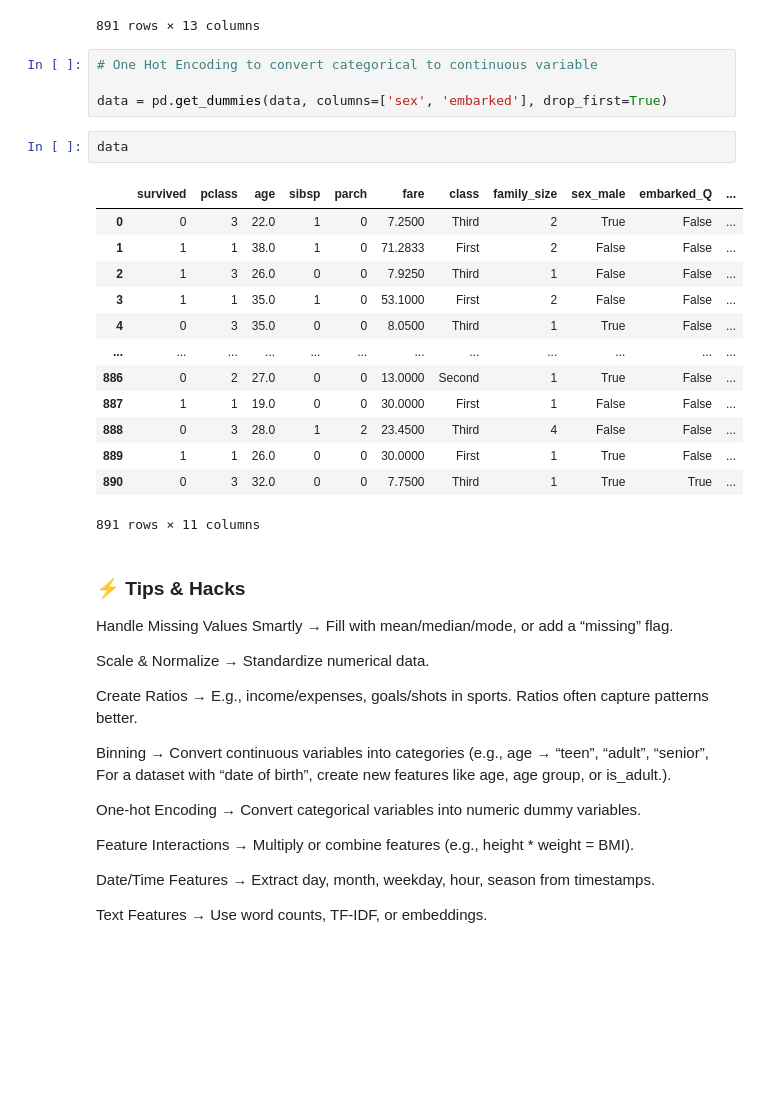
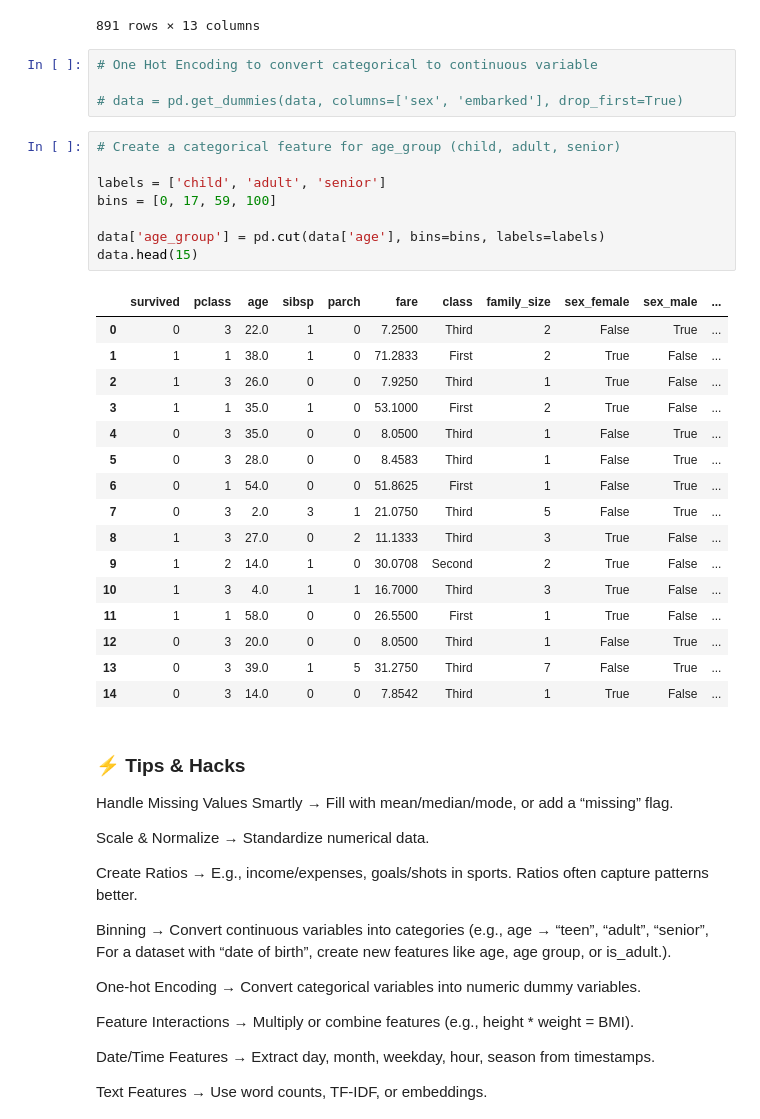
Before and after one commit to QuadirMariyam/EduvateSkills_DataScience_PracticeSessions, a Jupyter notebook: 20_FeatureEngineering.ipynb, the cells around one changed output. Drawn from its saved outputs; the diff is of its cells as text; blank space fills up the shorter version.

```diff
--- a/20_FeatureEngineering.ipynb
+++ b/20_FeatureEngineering.ipynb
@@ -349,23 +349,32 @@ data
 # %%
 # One Hot Encoding to convert categorical to continuous variable
 
-data = pd.get_dummies(data, columns=['sex', 'embarked'], drop_first=True)
+# data = pd.get_dummies(data, columns=['sex', 'embarked'], drop_first=True)
-# %%
-data
-# %% [output]
-|  | survived | pclass | age | sibsp | parch | fare | class | family_size | sex_male | embarked_Q | ... |
-| 0 | 0 | 3 | 22.0 | 1 | 0 | 7.2500 | Third | 2 | True | False | ... |
-| 1 | 1 | 1 | 38.0 | 1 | 0 | 71.2833 | First | 2 | False | False | ... |
-| 2 | 1 | 3 | 26.0 | 0 | 0 | 7.9250 | Third | 1 | False | False | ... |
-| 3 | 1 | 1 | 35.0 | 1 | 0 | 53.1000 | First | 2 | False | False | ... |
-| 4 | 0 | 3 | 35.0 | 0 | 0 | 8.0500 | Third | 1 | True | False | ... |
-| ... | ... | ... | ... | ... | ... | ... | ... | ... | ... | ... | ... |
-| 886 | 0 | 2 | 27.0 | 0 | 0 | 13.0000 | Second | 1 | True | False | ... |
-| 887 | 1 | 1 | 19.0 | 0 | 0 | 30.0000 | First | 1 | False | False | ... |
-| 888 | 0 | 3 | 28.0 | 1 | 2 | 23.4500 | Third | 4 | False | False | ... |
-| 889 | 1 | 1 | 26.0 | 0 | 0 | 30.0000 | First | 1 | True | False | ... |
-| 890 | 0 | 3 | 32.0 | 0 | 0 | 7.7500 | Third | 1 | True | True | ... |
-891 rows × 11 columns
+# %%
+# Create a categorical feature for age_group (child, adult, senior)
+
+labels = ['child', 'adult', 'senior']
+bins = [0, 17, 59, 100]
+
+data['age_group'] = pd.cut(data['age'], bins=bins, labels=labels)
+data.head(15)
+# %% [output]
+|  | survived | pclass | age | sibsp | parch | fare | class | family_size | sex_female | sex_male | ... |
+| 0 | 0 | 3 | 22.0 | 1 | 0 | 7.2500 | Third | 2 | False | True | ... |
+| 1 | 1 | 1 | 38.0 | 1 | 0 | 71.2833 | First | 2 | True | False | ... |
+| 2 | 1 | 3 | 26.0 | 0 | 0 | 7.9250 | Third | 1 | True | False | ... |
+| 3 | 1 | 1 | 35.0 | 1 | 0 | 53.1000 | First | 2 | True | False | ... |
+| 4 | 0 | 3 | 35.0 | 0 | 0 | 8.0500 | Third | 1 | False | True | ... |
+| 5 | 0 | 3 | 28.0 | 0 | 0 | 8.4583 | Third | 1 | False | True | ... |
+| 6 | 0 | 1 | 54.0 | 0 | 0 | 51.8625 | First | 1 | False | True | ... |
+| 7 | 0 | 3 | 2.0 | 3 | 1 | 21.0750 | Third | 5 | False | True | ... |
+| 8 | 1 | 3 | 27.0 | 0 | 2 | 11.1333 | Third | 3 | True | False | ... |
+| 9 | 1 | 2 | 14.0 | 1 | 0 | 30.0708 | Second | 2 | True | False | ... |
+| 10 | 1 | 3 | 4.0 | 1 | 1 | 16.7000 | Third | 3 | True | False | ... |
+| 11 | 1 | 1 | 58.0 | 0 | 0 | 26.5500 | First | 1 | True | False | ... |
+| 12 | 0 | 3 | 20.0 | 0 | 0 | 8.0500 | Third | 1 | False | True | ... |
+| 13 | 0 | 3 | 39.0 | 1 | 5 | 31.2750 | Third | 7 | False | True | ... |
+| 14 | 0 | 3 | 14.0 | 0 | 0 | 7.8542 | Third | 1 | True | False | ... |
 # %% [markdown]
 ### ⚡ Tips & Hacks
 
```
Also changed, not shown: 1 other file.
